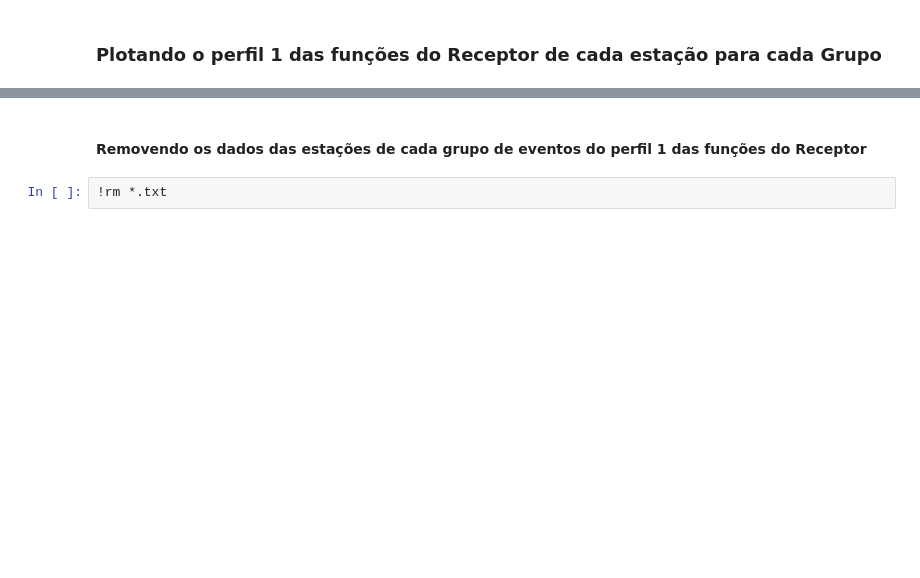
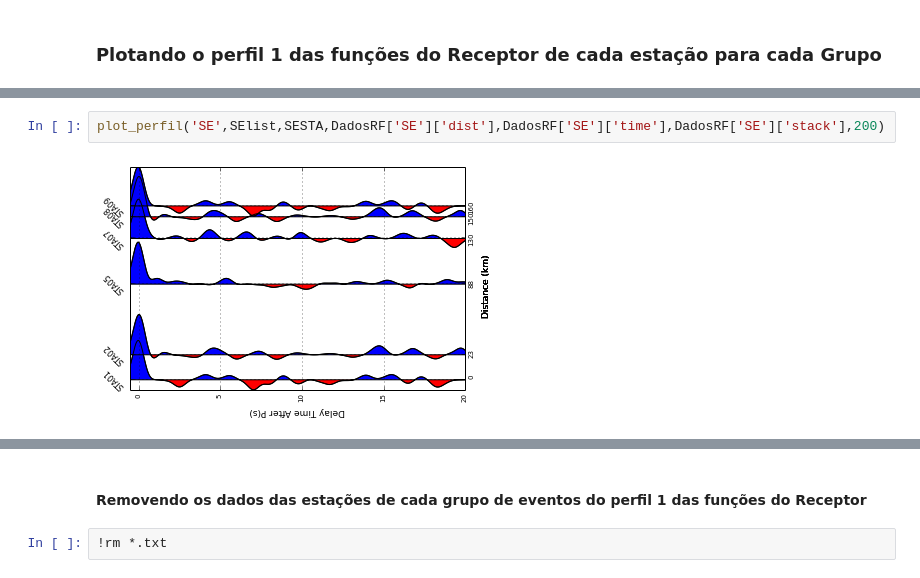
Before and after one commit to dIOGOLOC/projeto_mestrado, a Jupyter notebook: plotagem_perfil_estacoes.ipynb, the cells around one changed output, grey strips where cells are left out. Drawn from its saved outputs; the diff is of its cells as text; blank space fills up the shorter version.

```diff
--- a/plotagem_perfil_estacoes.ipynb
+++ b/plotagem_perfil_estacoes.ipynb
@@ -206,0 +136,4 @@ if NWlist != []:
+# %%
+plot_perfil('SE',SElist,SESTA,DadosRF['SE']['dist'],DadosRF['SE']['time'],DadosRF['SE']['stack'],200)
+# %% [output]
+[figure, added]
```
Also changed, not shown: parts of 50 cells of this notebook.
